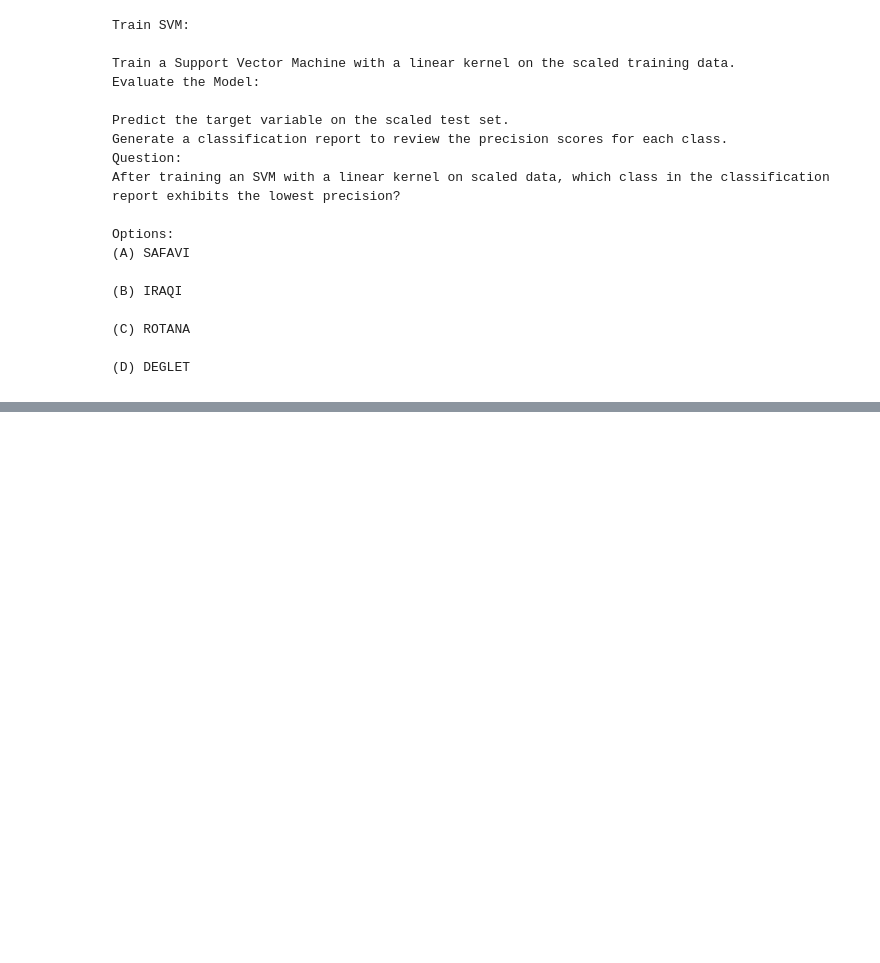
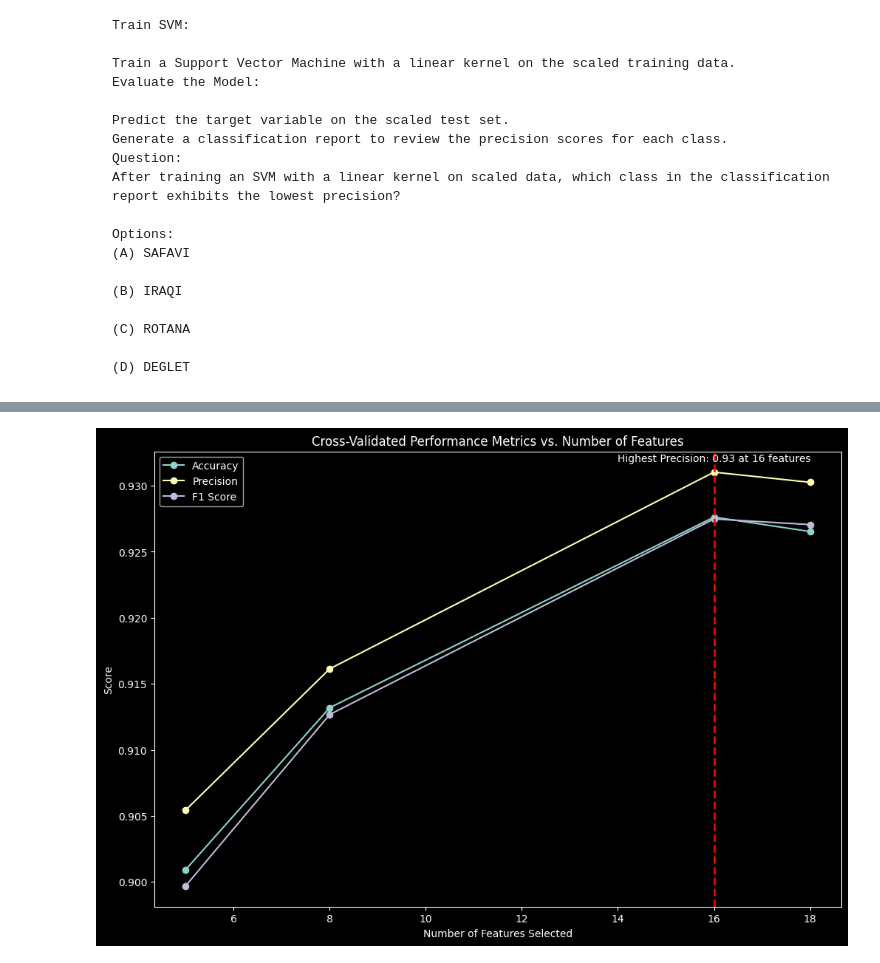
Before and after one commit to VDdotexe/Weekend_Scratching, a Jupyter notebook: case_studies/SVM.ipynb, the cells around one changed output, grey strips where cells are left out. Saved outputs shown, nothing was run; the diff lists cells and outputs as text; code cells hidden in the pictures; blank space fills up the shorter version.

Commit message:
svm stuck stratified

````diff
--- a/case_studies/SVM.ipynb
+++ b/case_studies/SVM.ipynb
@@ -178,3 +186,18 @@ Options:
 
 (D) DEGLET
 ```
+# %%
+x= df.drop(['Class'], axis= 1)
+y= df['Class']
+# %%
+x_train, x_test, y_train, y_test= train_test_split(x,y, test_size= 0.3, random_state= 42)
+# %%
+svm= SVC(kernel= 'linear')
+scaler= StandardScaler()
+x_train_scaled= scaler.fit_transform(x_train)
+x_test_scaled= scaler.fit_transform(x_test)
+
+svm.fit(x_train_scaled, y_train)
+predictions_scaled= svm.predict(x_test_scaled)
+
+print("with scaling", classification_report(y_test, predictions_scaled))
@@ -180,0 +255,66 @@ Options:
+# %%
+x= df.drop(['Class'], axis= 1)
+y= df['Class']
+# %%
+# Prepare cross-validation (use StratifiedKFold for classification tasks)
+cv = StratifiedKFold(n_splits=5, random_state=42, shuffle=True)
+
+# Lists to store metrics
+accuracies = []
+precisions = []
+f1_scores = []
+feature_counts = [5, 8, 16, 18]  # TODO: Define the range of feature counts to be selected
+
+for n in feature_counts:
+    # Feature scaling
+    scaler = StandardScaler()
+    x_scaled = scaler.fit_transform(x)     # TODO: Apply scaling to the feature set
+
+    # Feature selection
+    selector = RFE(SVC(kernel='linear', random_state=42), n_features_to_select=n, step=1)   # TODO: Specify the number of features to select
+    x_selected = selector.fit_transform(x_scaled, y)    #  Fit and transform the data with the selector
+
+    # SVM classifier
+    svm = SVC(kernel='linear', random_state=10)   #  Initialize the SVM model with appropriate parameters
+
+    # Evaluate using cross-validation
+    accuracy_scores = []
+    precision_scores = []
+    f1_scores_list = []
+    for train_index, test_index in cv.split(x_selected, y):
+        x_train_cv, x_test_cv = x_selected[train_index], x_selected[test_index]
+        y_train_cv, y_test_cv = y[train_index], y[test_index]
+
+        svm.fit(x_train_cv, y_train_cv)    #  Fit the SVM model on the training data
+        y_pred = svm.predict(x_test_cv)   #  Make predictions on the test data
+
+        accuracy_scores.append(accuracy_score(y_test_cv, y_pred))    # TODO: Calculate the accuracy score
+        precision_scores.append(precision_score(y_test_cv, y_pred, average='weighted'))   # TODO: Calculate the precision score
+        f1_scores_list.append(f1_score(y_test_cv, y_pred, average='weighted'))    # TODO: Calculate the F1 score
+
+    accuracies.append(np.mean(accuracy_scores))
+    precisions.append(np.mean(precision_scores))
+    f1_scores.append(np.mean(f1_scores_list))
+
+# Plotting the results
+plt.figure(figsize=(12, 8))
+plt.plot(feature_counts, accuracies, label='Accuracy', marker='o')
+plt.plot(feature_counts, precisions, label='Precision', marker='o')
+plt.plot(feature_counts, f1_scores, label='F1 Score', marker='o')
+
+# Highlight the point with highest precision
+max_precision_index = np.argmax(precisions)
+max_precision_feature_count = feature_counts[max_precision_index]
+plt.scatter(max_precision_feature_count, precisions[max_precision_index], color='red')
+plt.axvline(x=max_precision_feature_count, color='r', linestyle='--', lw=2)
+plt.annotate(f'Highest Precision: {precisions[max_precision_index]:.2f} at {max_precision_feature_count} features',
+             (max_precision_feature_count, precisions[max_precision_index]),
+             textcoords="offset points", xytext=(0,10), ha='center')
+
+plt.xlabel('Number of Features Selected')
+plt.ylabel('Score')
+plt.title('Cross-Validated Performance Metrics vs. Number of Features')
+plt.legend()
+plt.show()
+# %% [output]
+[figure, added]
````
Also changed, not shown: parts of 6 cells of this notebook.
